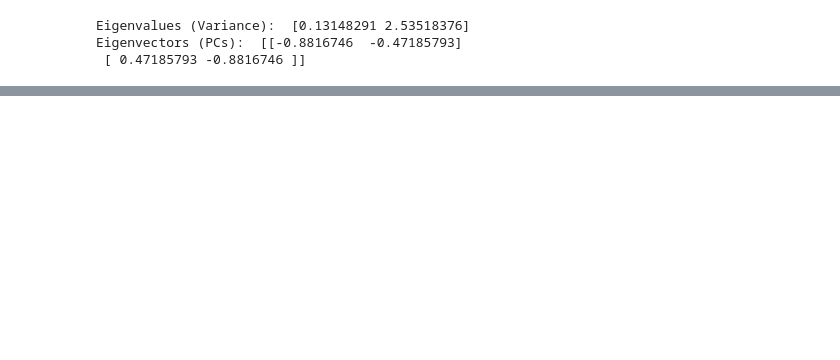
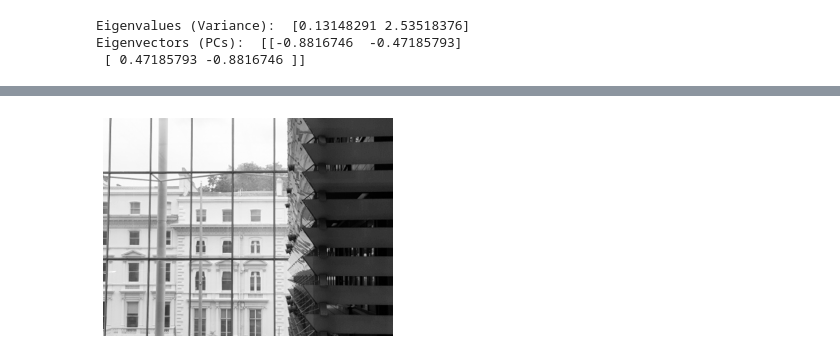
Before and after one commit to choiboy92/ImperialML, a Jupyter notebook: ML_exam_functions.ipynb, the cells around one changed output, grey strips where cells are left out. Saved outputs shown, nothing was run; the diff lists cells and outputs as text; code cells hidden in the pictures; blank space fills up the shorter version.

```diff
--- a/ML_exam_functions.ipynb
+++ b/ML_exam_functions.ipynb
@@ -438,3 +447,86 @@ X_unscaled = np.concatenate((t.reshape(-1,1), s.reshape(-1,1)), axis=1)
 X_scaled = (X_unscaled-scArray[0,:])/scArray[1,:]
 #print(X_unscaled)
 #print(X_scaled)
+# %%
+# FOURIER TRANSFORM
+
+import matplotlib.image as mpimg
+
+#load in the image
+img = mpimg.imread('window.png')
+
+#just extract one channel - technically this is red, but
+#it doesn't matter since they are all equal
+imgBw = np.squeeze(img[:, :, 0])  #squeeze eliminates 3rd dimension of array (so 2D only image --> BW)
+
+#get the size
+npy, npx = imgBw.shape
+
+plt.figure()
+plt.imshow(imgBw, cmap=plt.cm.gray)
+plt.axis('off')
+
+# Plot 2
+# Absolute output of fourier transform
+fim = np.fft.fft2(imgBw)
+
+plt.figure()
+plt.imshow(np.fft.fftshift(np.abs(fim)))  #shift moves freq component for (0,0) to centre
+#show the colour scale:
+plt.colorbar()
+#set the colour limits to something so we can see the image better
+plt.clim(0, 1e3)
+
+# Plot 3
+#make a separate copy of the image to work on:
+fim2 = fim.copy()
+#set everything in all except the first row to zero
+fim2[1:npy, :] = 0
+#set everything in the first row to zero except the first 61 points and the last 60
+fim2[0, 61:npx - 60] = 0
+
+#inverse fourier to get back to image
+img2 = np.real(np.fft.ifft2(fim2))
+plt.figure()
+plt.imshow(img2, cmap=plt.cm.gray)
+plt.axis('off')
+
+# Plot 4
+#make a separate copy of the image to work on:
+fim3 = fim.copy()
+#set everything in all except the first row to zero
+fim3[:, 1:npx] = 0
+#set everything in the first row to zero except the first 61 points and the last 60
+fim3[61:npy - 60, 0] = 0
+
+img3 = np.real(np.fft.ifft2(fim3))
+plt.figure()
+plt.imshow(img3, cmap=plt.cm.gray)
+plt.axis('off')
+
+# EDGE DETECTION
+# Plot 5
+diffx = np.diff(imgBw, axis=1)
+diffy = np.diff(imgBw, axis=0)
+
+diffx = diffx[0:npy - 1,:]
+diffy = diffy[:,0:npx - 1]
+
+# 2D derivative
+edgeIm = np.sqrt(np.power(diffx,2)+np.power(diffy,2))
+
+plt.figure()
+plt.imshow(edgeIm, cmap=plt.cm.gray)
+plt.axis('off')
+plt.colorbar()
+
+# THRESHOLDING
+# Plot 6
+t = 0.1
+edgeThresh = (edgeIm > t).astype('int')
+
+plt.figure()
+plt.imshow(edgeThresh, cmap=plt.cm.gray)
+plt.axis('off')
+plt.colorbar()
+# %% [output]
@@ -440,0 +534 @@ X_scaled = (X_unscaled-scArray[0,:])/scArray[1,:]
+[figure, added]
```
Also changed, not shown: parts of 3 cells of this notebook.
